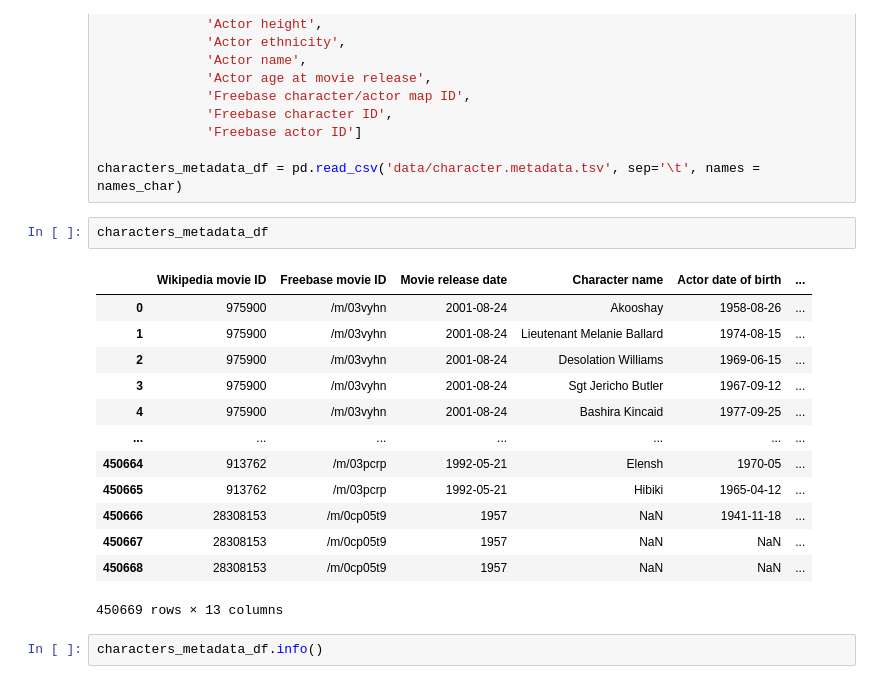
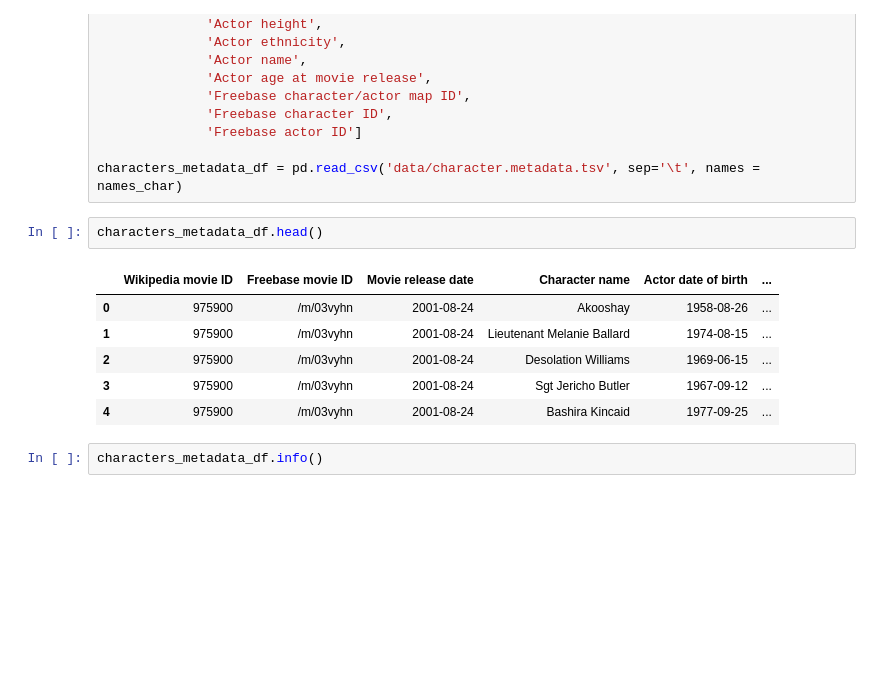
Before and after one commit to epfl-ada/ada-2022-project-pythonistrash, a Jupyter notebook: Milestone2.ipynb, the cells around one changed output. Cells and saved outputs as stored; diff of their text form; blank space fills up the shorter version.

```diff
--- a/Milestone2.ipynb
+++ b/Milestone2.ipynb
@@ -467,21 +539,14 @@ names_char = ['Wikipedia movie ID',
 
 characters_metadata_df = pd.read_csv('data/character.metadata.tsv', sep='\t', names = names_char)
 # %%
-characters_metadata_df
+characters_metadata_df.head()
 # %% [output]
 |  | Wikipedia movie ID | Freebase movie ID | Movie release date | Character name | Actor date of birth | ... |
 | 0 | 975900 | /m/03vyhn | 2001-08-24 | Akooshay | 1958-08-26 | ... |
 | 1 | 975900 | /m/03vyhn | 2001-08-24 | Lieutenant Melanie Ballard | 1974-08-15 | ... |
 | 2 | 975900 | /m/03vyhn | 2001-08-24 | Desolation Williams | 1969-06-15 | ... |
 | 3 | 975900 | /m/03vyhn | 2001-08-24 | Sgt Jericho Butler | 1967-09-12 | ... |
 | 4 | 975900 | /m/03vyhn | 2001-08-24 | Bashira Kincaid | 1977-09-25 | ... |
-| ... | ... | ... | ... | ... | ... | ... |
-| 450664 | 913762 | /m/03pcrp | 1992-05-21 | Elensh | 1970-05 | ... |
-| 450665 | 913762 | /m/03pcrp | 1992-05-21 | Hibiki | 1965-04-12 | ... |
-| 450666 | 28308153 | /m/0cp05t9 | 1957 | NaN | 1941-11-18 | ... |
-| 450667 | 28308153 | /m/0cp05t9 | 1957 | NaN | NaN | ... |
-| 450668 | 28308153 | /m/0cp05t9 | 1957 | NaN | NaN | ... |
-450669 rows × 13 columns
 # %%
 characters_metadata_df.info()
 # %% [output]
```
Also changed, not shown: parts of 26 cells of this notebook.
